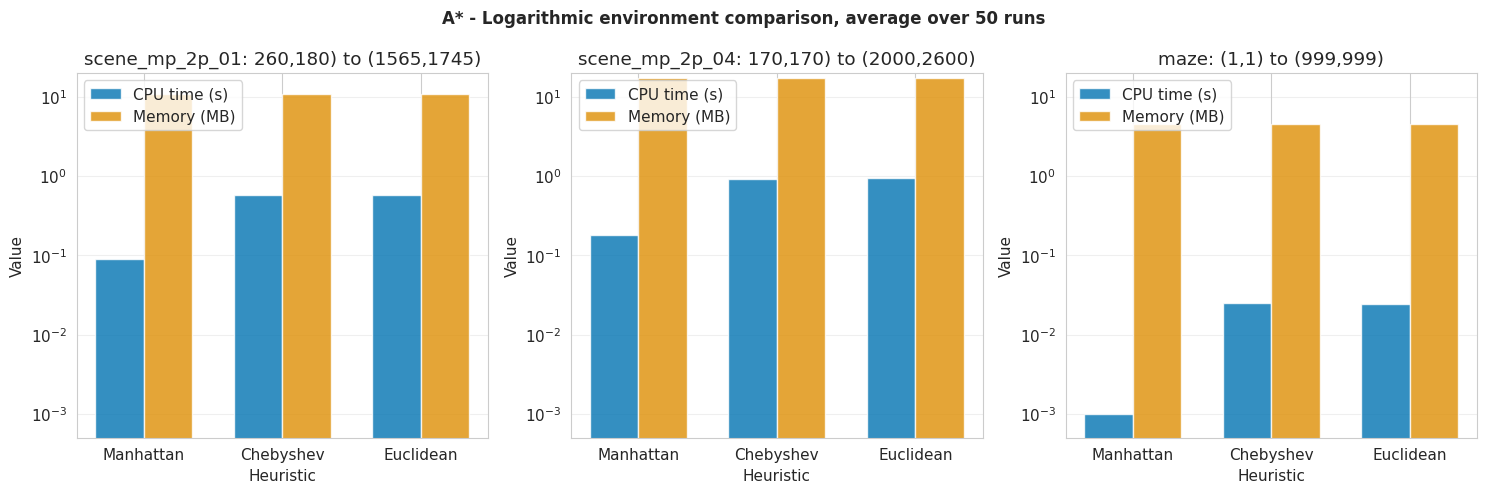
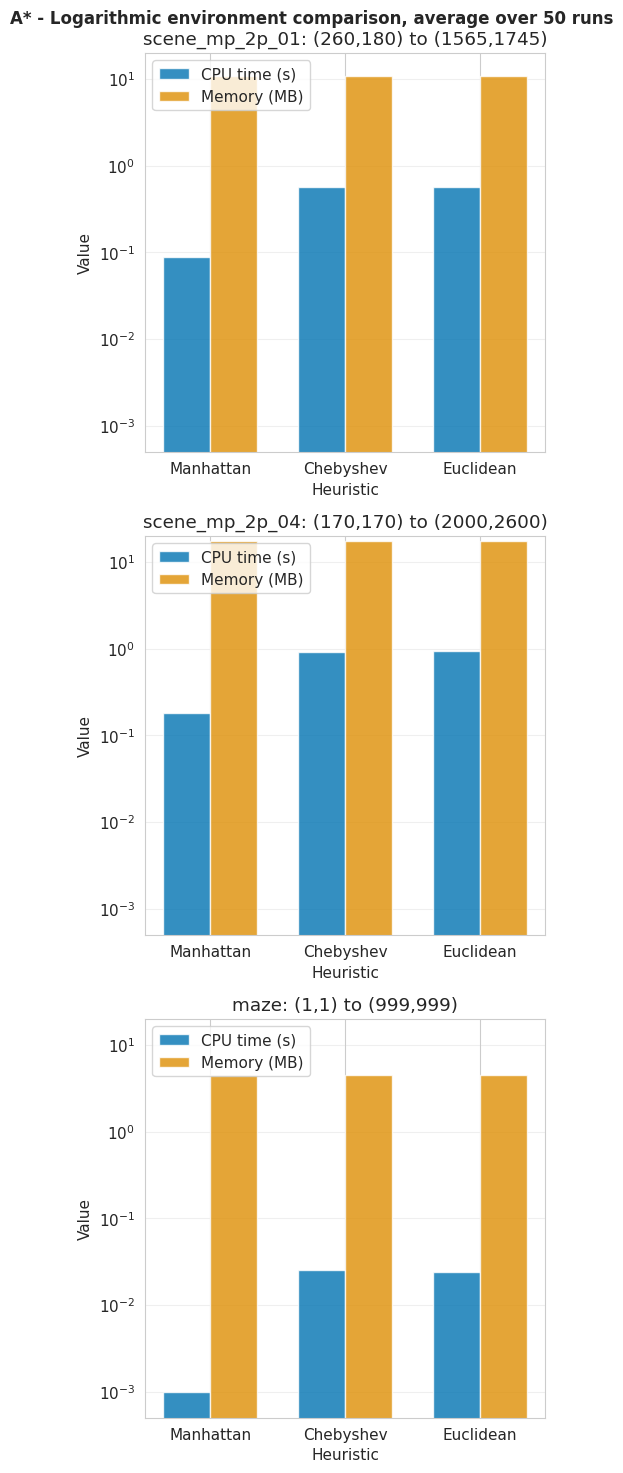
The change to this notebook cell's code, shown as a diff; its figure went from the first image to the second:
--- before
+++ after
@@ -1,7 +1,7 @@
-fig, axes = plt.subplots(1, 3, figsize=(15, 5))
+fig, axes = plt.subplots(3, 1, figsize=(5, 15))
 
 fig.suptitle("A* - Logarithmic environment comparison, average over 50 runs", fontsize=12, fontweight='bold')
 # Data for each scenario
-scenarios = ['scene_mp_2p_01: 260,180) to (1565,1745)', 'scene_mp_2p_04: (170,170) to (2000,2600)', 'maze: (1,1) to (999,999)']
+scenarios = ['scene_mp_2p_01: (260,180) to (1565,1745)', 'scene_mp_2p_04: (170,170) to (2000,2600)', 'maze: (1,1) to (999,999)']
 cpu_times = [[0.089, 0.57, 0.57], [0.18, 0.91, 0.95], [0.001, 0.025, 0.024]]
 memory_usage = [[10.69, 10.75, 10.75], [17.28, 17.30, 17.32], [4.52, 4.55, 4.54]]

Commit: x